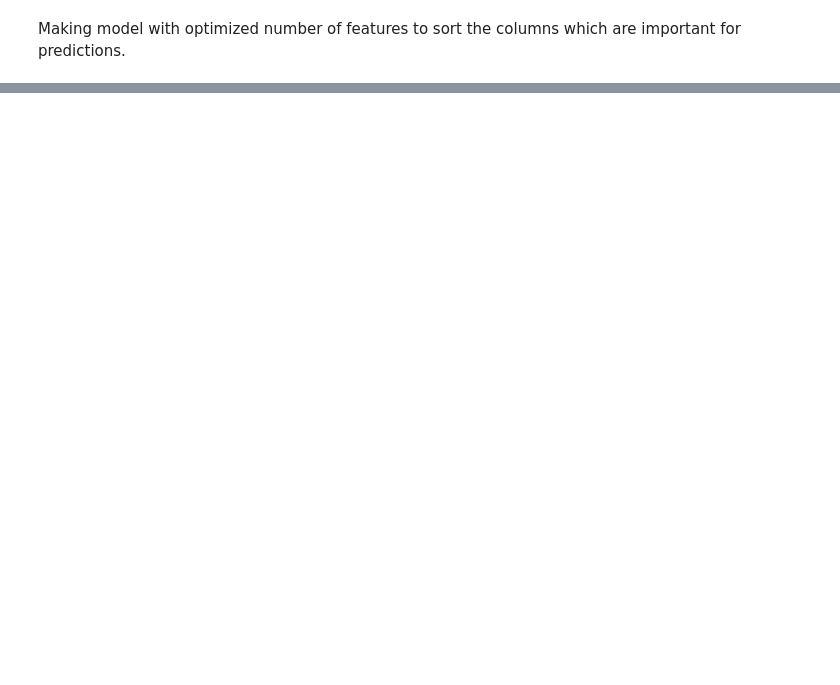
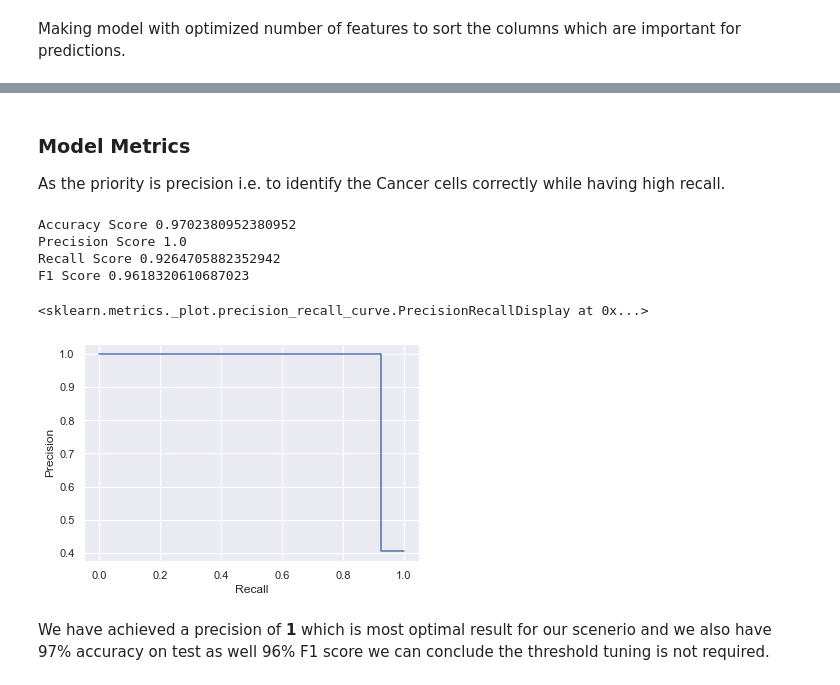
Before and after one commit to sukhijapiyush/Breast-Cancer-Classification-Logistic, a Jupyter notebook: Breast Cancer Classification LR.ipynb, the cells around one changed output, grey strips where cells are left out. Cells and saved outputs as stored; diff of their text form; code cells hidden in the pictures; blank space fills up the shorter version.

Commit message:
Final model notebook

```diff
--- a/Breast Cancer Classification LR.ipynb
+++ b/Breast Cancer Classification LR.ipynb
@@ -186,8 +271,34 @@ Making model with optimized number of features to sort the columns which are imp
 # Running RFE with the output number of the variable equal to 15
 lm = LogisticRegression()
 lm.fit(X_train, y_train)
-rfe = RFE(estimator=lm,n_features_to_select=15)             # running RFE
+rfe = RFE(estimator=lm, n_features_to_select=29)             # running RFE
 rfe = rfe.fit(X_train, y_train)
 # %%
+# Getting best columns in a dataframe
 col = X_train.columns[rfe.support_]
-X_train=X_train[col]
+X_train = X_train[col]
+X_test = X_test[col]
+# %%
+# step-1: create a cross-validation scheme
+folds = KFold(n_splits=5, shuffle=True, random_state=42)
+
+# step-2: specify range of hyperparameters to tune
+hyper_params = [{'penalty': ['none', 'l2', 'l1', 'elasticnet'],
+                 'C': [0.1, 0.5, 1, 5, 10, 50, 100], 'class_weight':[None, 'balanced'],
+                'random_state':list(range(0,101)),'solver':['newton-cg', 'lbfgs', 'liblinear', 'sag', 'saga']}]
+
+# step-3: perform grid search
+# 3.1 specify model
+lm = LogisticRegression(max_iter=1000,n_jobs=-1)
+lm.fit(X_train, y_train)
+# 3.2 call GridSearchCV()
+model_cv = GridSearchCV(estimator=lm,
+                        param_grid=hyper_params,
+                        scoring='precision',
+                        cv=folds,
+                        verbose=1,
+                        n_jobs=-1,
+                        return_train_score=True)
+
+# fit the model
+model_cv.fit(X_train, y_train)
@@ -193,0 +318,26 @@ X_train=X_train[col]
+# %%
+y_test_pred=model_cv.best_estimator_.predict(X_test)
+y_test_pred_prob=model_cv.best_estimator_.predict_proba(X_test)
+# %% [markdown]
+### Model Metrics
+As the priority is precision i.e. to identify the Cancer cells  correctly while having high recall.
+# %%
+# Model Metrics for test
+print('Accuracy Score', accuracy_score(y_test,y_test_pred))
+print('Precision Score', precision_score(y_test,y_test_pred))
+print('Recall Score', recall_score(y_test,y_test_pred))
+print('F1 Score', f1_score(y_test,y_test_pred))
+# %% [output]
+Accuracy Score 0.9702380952380952
+Precision Score 1.0
+Recall Score 0.9264705882352942
+F1 Score 0.9618320610687023
+# %%
+# Precision Recall Curve
+precision,recall,thresholds=precision_recall_curve(y_test,y_test_pred)
+PrecisionRecallDisplay(precision=precision, recall=recall).plot()
+# %% [output]
+<sklearn.metrics._plot.precision_recall_curve.PrecisionRecallDisplay at 0x...>
+[figure, added]
+# %% [markdown]
+We have achieved a precision of **1** which is most optimal result for our scenerio and we also have 97% accuracy on test as well 96% F1 score we can conclude the threshold tuning is not required.
```
Also changed, not shown: parts of 19 cells of this notebook.
